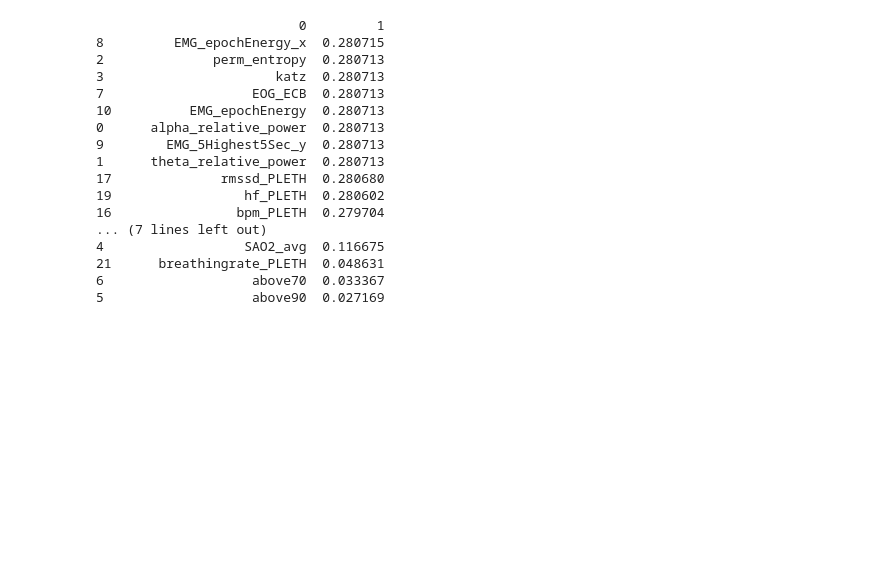
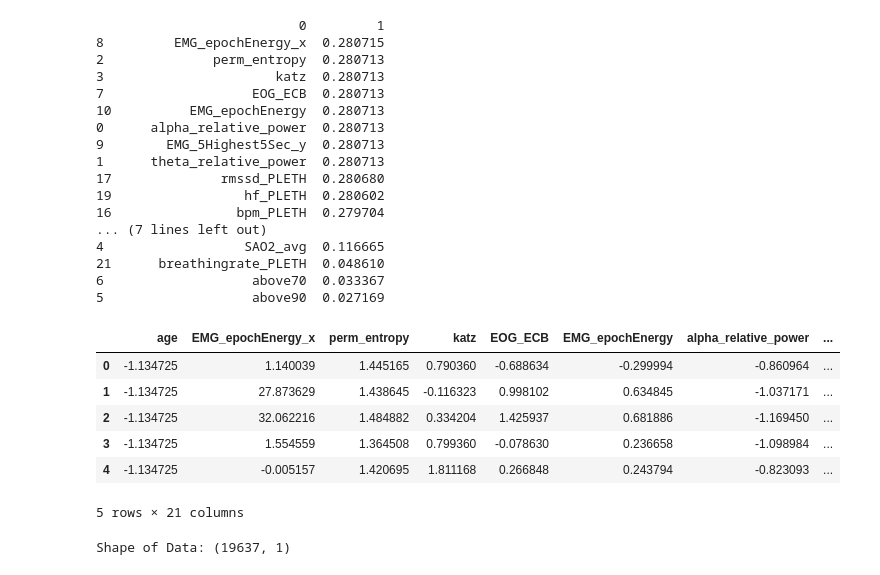
Before and after one commit to brycegsmith/psg_project, a Jupyter notebook: main2.ipynb, the cells around one changed output. Cells and saved outputs as stored; diff of their text form; code cells hidden in the pictures; blank space fills up the shorter version.

```diff
--- a/main2.ipynb
+++ b/main2.ipynb
@@ -85,11 +91,11 @@ for i in training_set_2:
 # %%
 allData = ['nfle10', 'nfle11', 'nfle12', 'nfle13', 'nfle14', 'nfle15','plm10', 'plm1', 'plm2', 'plm3', 'plm5', 'plm6','rbd10', 'rbd11', 'rbd12', 'rbd13', 'rbd16', 'rbd17', 'ins2', 'ins6', 'n11', 'n2']
 firstNumericCol = 6 # Includes age
-
+filepath = r'C:\Users\bryce\Documents\projects\psg_project\data\\'
 final = pd.DataFrame()
 
 for dataset in allData: # Stuff in the loop is done on each dataset individually before combining
-    thisData = pd.read_csv(dataset+'.csv')
+    thisData = pd.read_csv(filepath + dataset + '.csv') # Create an untracked local data folder
     column_names = thisData.columns[firstNumericCol - 1:]
 
     # Add a patient column based on the file name so can be used to do groupby operations
@@ -378,7 +386,26 @@ print(target_columnscore)
 19                 hf_PLETH  0.280602
 16                bpm_PLETH  0.279704
 ... (7 lines left out)
-4                  SAO2_avg  0.116675
-21      breathingrate_PLETH  0.048631
+4                  SAO2_avg  0.116665
+21      breathingrate_PLETH  0.048610
 6                   above70  0.033367
 5                   above90  0.027169
+# %%
+top_20_data.iloc[:,8:].head()
+# %% [output]
+|  | age | EMG_epochEnergy_x | perm_entropy | katz | EOG_ECB | EMG_epochEnergy | alpha_relative_power | ... |
+| 0 | -1.134725 | 1.140039 | 1.445165 | 0.790360 | -0.688634 | -0.299994 | -0.860964 | ... |
+| 1 | -1.134725 | 27.873629 | 1.438645 | -0.116323 | 0.998102 | 0.634845 | -1.037171 | ... |
+| 2 | -1.134725 | 32.062216 | 1.484882 | 0.334204 | 1.425937 | 0.681886 | -1.169450 | ... |
+| 3 | -1.134725 | 1.554559 | 1.364508 | 0.799360 | -0.078630 | 0.236658 | -1.098984 | ... |
+| 4 | -1.134725 | -0.005157 | 1.420695 | 1.811168 | 0.266848 | 0.243794 | -0.823093 | ... |
+5 rows × 21 columns
+# %%
+data = top_30_data.iloc[:,8:].to_numpy() # Includes age but not disease or gender
+target = top_30_data.loc[:, "sleep_stage"].to_numpy()
+
+model = TSNE(n_components= 1)
+data_reduced = model.fit_transform(data)
+print("Shape of Data: " + str(data_reduced.shape))
+# %% [output]
+Shape of Data: (19637, 1)
```
Also changed, not shown: parts of 8 cells of this notebook.
